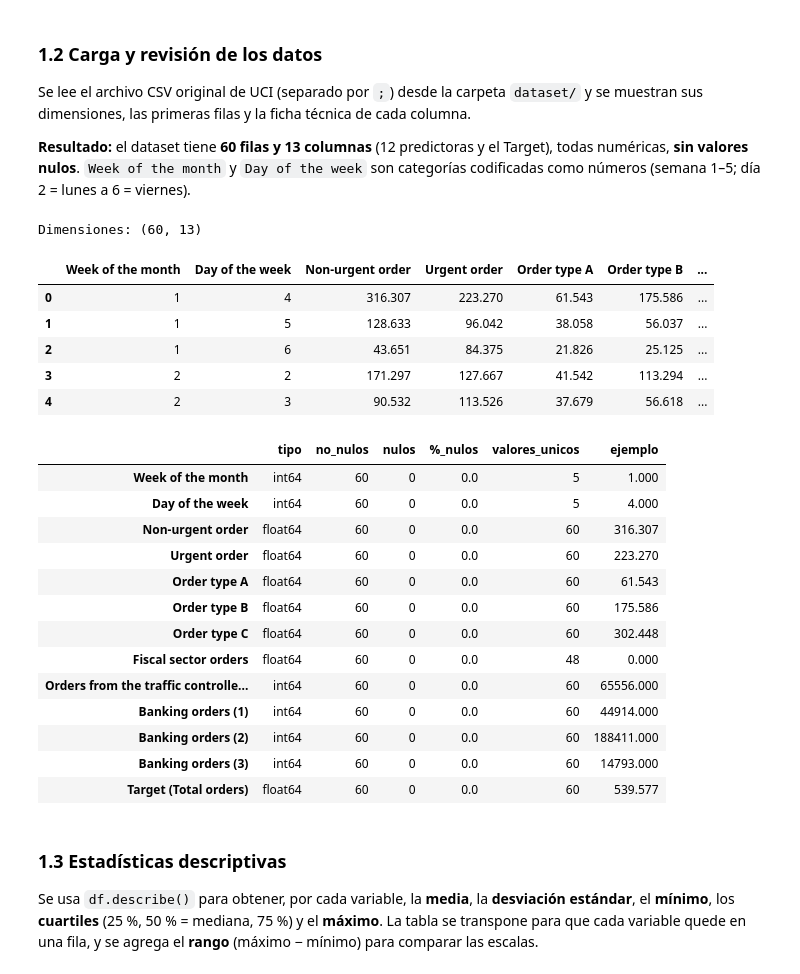
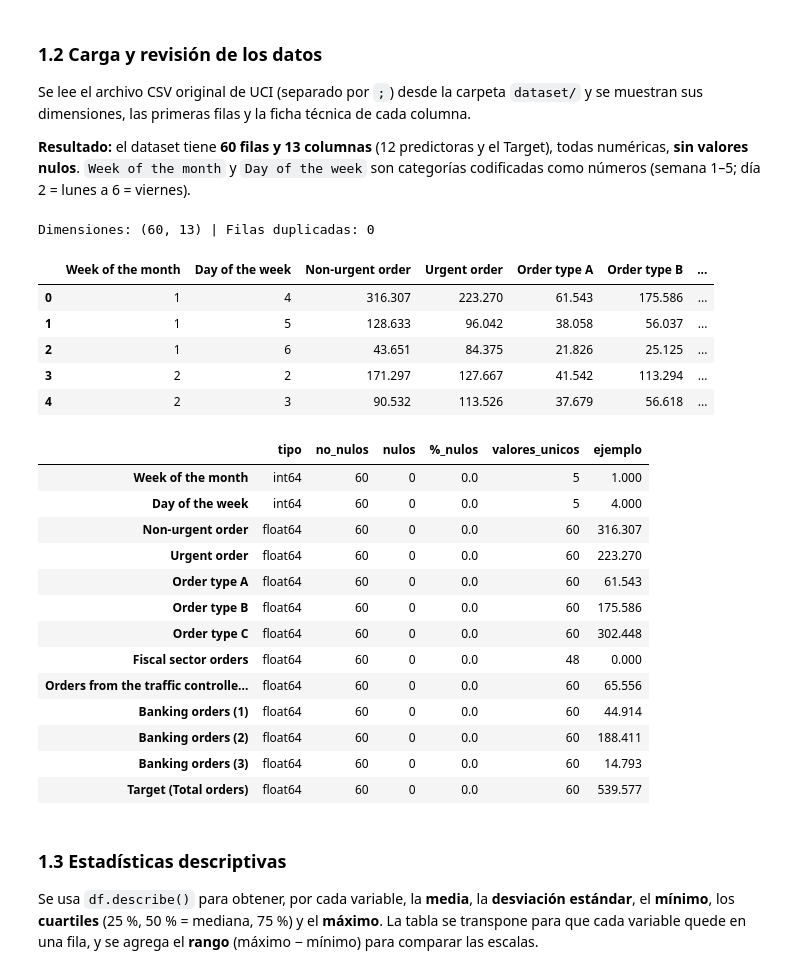
Before and after one commit to tdavidvergara/regresion-lineal-machine-learning, a Jupyter notebook: EDA_Regresion_Demanda.ipynb, the cells around one changed output. Saved outputs shown, nothing was run; the diff lists cells and outputs as text; code cells hidden in the pictures.

```diff
--- a/EDA_Regresion_Demanda.ipynb
+++ b/EDA_Regresion_Demanda.ipynb
@@ -61,52 +61,54 @@ Se lee el archivo CSV original de UCI (separado por `;`) desde la carpeta `datas
 
 **Resultado:** el dataset tiene **60 filas y 13 columnas** (12 predictoras y el Target), todas numéricas, **sin valores nulos**. `Week of the month` y `Day of the week` son categorías codificadas como números (semana 1–5; día 2 = lunes a 6 = viernes).
 # %%
-# Ruta relativa al CSV: funciona en cualquier computador siempre que
-# el notebook esté junto a la carpeta "dataset"
-RUTA_DATOS = "dataset/Daily_Demand_Forecasting_Orders.csv"
+RUTA_DATOS = "dataset/Daily_Demand_Forecasting_Orders.csv"  # Ruta relativa al archivo CSV del dataset
 
-# Lee el CSV y lo guarda en un DataFrame (una tabla).
-# sep=";" porque este archivo separa las columnas con punto y coma, no con coma
-df = pd.read_csv(RUTA_DATOS, sep=";")
+df = pd.read_csv(RUTA_DATOS, sep=";")      # Lee el archivo CSV indicando que el separador es punto y coma
+df = df.dropna(axis=1, how="all")          # Elimina columnas que estén completamente vacías
 
-# Renombra las dos primeras columnas para que sean cortas, legibles y sin errores de paréntesis
+# Renombra las dos primeras columnas para acortarlas y corregir el paréntesis sin cerrar
 df = df.rename(columns={
-    df.columns[0]: "Week of the month",
-    df.columns[1]: "Day of the week"
+    df.columns[0]: "Week of the month",    # Columna 0 -> Semana del mes (1 a 5)
+    df.columns[1]: "Day of the week"       # Columna 1 -> Día de la semana (2=Lunes a 6=Viernes)
 })
-# Elimina columnas totalmente vacías (aparecen si las filas del CSV terminan en ";").
-# axis=1 -> actúa sobre columnas; how="all" -> solo si TODOS sus valores están vacíos
-df = df.dropna(axis=1, how="all")
 
-# shape devuelve (filas, columnas): confirma que se cargaron los 60 días y las 13 variables
-print("Dimensiones:", df.shape)
+# Pasa a miles (/ 1000) las 4 columnas que venían en unidades enteras para unificar la escala
+cols_en_unidades = [
+    "Orders from the traffic controller sector",
+    "Banking orders (1)",
+    "Banking orders (2)",
+    "Banking orders (3)",
+]
+df[cols_en_unidades] = df[cols_en_unidades] / 1000.0  # Ej: 188411 pasa a 188.411 (miles de pedidos)
 
-# head() muestra las primeras 5 filas para ver cómo lucen los datos
-display(df.head())
+# Corrige también los 11 registros de Fiscal sector orders que se guardaron en unidades sin punto decimal
+mask_fiscal = (df["Non-urgent order"] + df["Urgent order"] + df["Fiscal sector orders"] - df["Target (Total orders)"]).abs() > 1
+df.loc[mask_fiscal, "Fiscal sector orders"] = df.loc[mask_fiscal, "Fiscal sector orders"] / 1000.0
 
-# Ficha técnica: permite verificar que no hay nulos y que todas las columnas son numéricas
-display(resumen(df))
+print(f"Dimensiones: {df.shape} | Filas duplicadas: {df.duplicated().sum()}")  # Imprime (filas, columnas) y duplicados
+display(df.head())                         # Muestra las primeras 5 filas ya en la misma escala de miles
+display(resumen(df))                       # Muestra la ficha técnica por columna
 # %% [output]
-Dimensiones: (60, 13)
+Dimensiones: (60, 13) | Filas duplicadas: 0
 |  | Week of the month | Day of the week | Non-urgent order | Urgent order | Order type A | Order type B | ... |
 | 0 | 1 | 4 | 316.307 | 223.270 | 61.543 | 175.586 | ... |
 | 1 | 1 | 5 | 128.633 | 96.042 | 38.058 | 56.037 | ... |
 | 2 | 1 | 6 | 43.651 | 84.375 | 21.826 | 25.125 | ... |
 | 3 | 2 | 2 | 171.297 | 127.667 | 41.542 | 113.294 | ... |
 | 4 | 2 | 3 | 90.532 | 113.526 | 37.679 | 56.618 | ... |
 |  | tipo | no_nulos | nulos | %_nulos | valores_unicos | ejemplo |
 | Week of the month | int64 | 60 | 0 | 0.0 | 5 | 1.000 |
 | Day of the week | int64 | 60 | 0 | 0.0 | 5 | 4.000 |
 | Non-urgent order | float64 | 60 | 0 | 0.0 | 60 | 316.307 |
 | Urgent order | float64 | 60 | 0 | 0.0 | 60 | 223.270 |
 | Order type A | float64 | 60 | 0 | 0.0 | 60 | 61.543 |
 | Order type B | float64 | 60 | 0 | 0.0 | 60 | 175.586 |
 | Order type C | float64 | 60 | 0 | 0.0 | 60 | 302.448 |
 | Fiscal sector orders | float64 | 60 | 0 | 0.0 | 48 | 0.000 |
-| Orders from the traffic controlle... | int64 | 60 | 0 | 0.0 | 60 | 65556.000 |
-| Banking orders (1) | int64 | 60 | 0 | 0.0 | 60 | 44914.000 |
-| Banking orders (2) | int64 | 60 | 0 | 0.0 | 60 | 188411.000 |
-| Banking orders (3) | int64 | 60 | 0 | 0.0 | 60 | 14793.000 |
+| Orders from the traffic controlle... | float64 | 60 | 0 | 0.0 | 60 | 65.556 |
+| Banking orders (1) | float64 | 60 | 0 | 0.0 | 60 | 44.914 |
+| Banking orders (2) | float64 | 60 | 0 | 0.0 | 60 | 188.411 |
+| Banking orders (3) | float64 | 60 | 0 | 0.0 | 60 | 14.793 |
 | Target (Total orders) | float64 | 60 | 0 | 0.0 | 60 | 539.577 |
 # %% [markdown]
 ### 1.3 Estadísticas descriptivas
```
Also changed, not shown: parts of 6 cells of this notebook.
